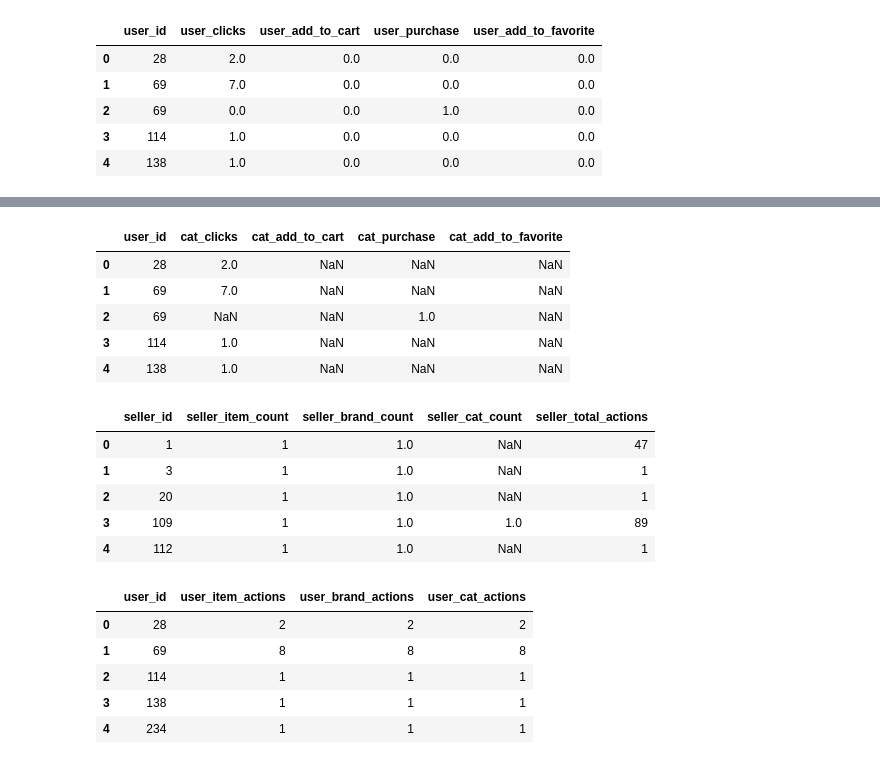
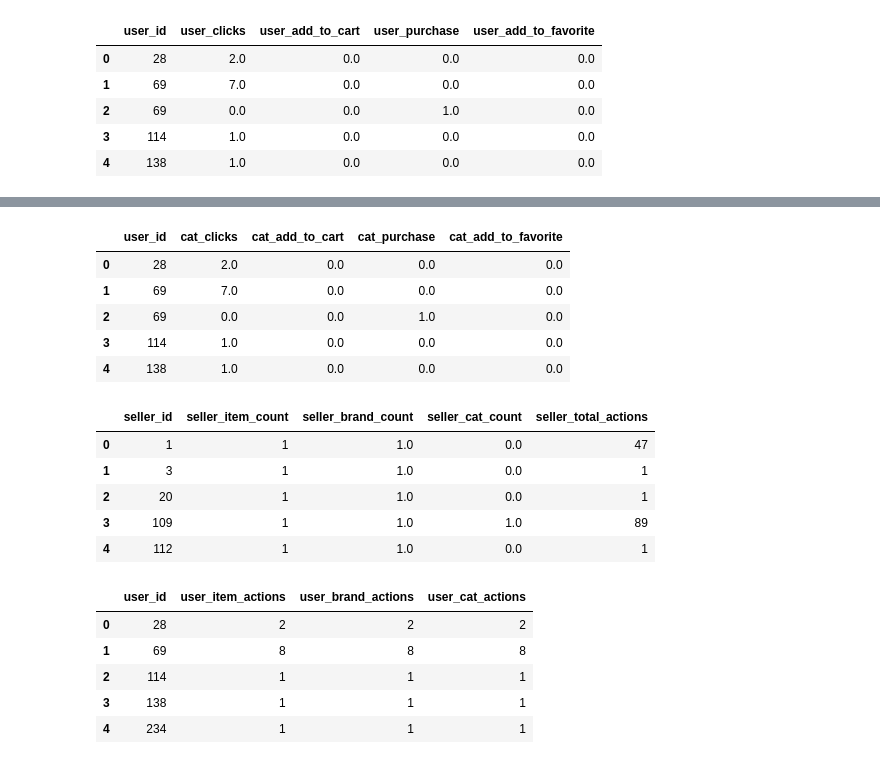
Before and after one commit to mducat/CECS550, a Jupyter notebook: 2_feature_engineering.ipynb, the cells around one changed output, grey strips where cells are left out. Cells and saved outputs as stored; diff of their text form; code cells hidden in the pictures.

```diff
--- a/2_feature_engineering.ipynb
+++ b/2_feature_engineering.ipynb
@@ -141,20 +143,21 @@ brand_actions.head()
 # %%
 user_cat_actions = user_log.groupby(['user_id', 'cat_id', 'action_type']).size().reset_index(name='action_count')
 
 user_cat_actions['cat_clicks'] = user_cat_actions[user_cat_actions['action_type'] == 0]['action_count']
 user_cat_actions['cat_add_to_cart'] = user_cat_actions[user_cat_actions['action_type'] == 1]['action_count']
 user_cat_actions['cat_purchase'] = user_cat_actions[user_cat_actions['action_type'] == 2]['action_count']
 user_cat_actions['cat_add_to_favorite'] = user_cat_actions[user_cat_actions['action_type'] == 3]['action_count']
 
 user_cat_actions.drop(columns=['cat_id', 'action_type', 'action_count'], inplace=True)
+user_cat_actions.fillna(0, inplace=True)
 user_cat_actions.head()
 # %% [output]
 |  | user_id | cat_clicks | cat_add_to_cart | cat_purchase | cat_add_to_favorite |
-| 0 | 28 | 2.0 | NaN | NaN | NaN |
-| 1 | 69 | 7.0 | NaN | NaN | NaN |
-| 2 | 69 | NaN | NaN | 1.0 | NaN |
-| 3 | 114 | 1.0 | NaN | NaN | NaN |
-| 4 | 138 | 1.0 | NaN | NaN | NaN |
+| 0 | 28 | 2.0 | 0.0 | 0.0 | 0.0 |
+| 1 | 69 | 7.0 | 0.0 | 0.0 | 0.0 |
+| 2 | 69 | 0.0 | 0.0 | 1.0 | 0.0 |
+| 3 | 114 | 1.0 | 0.0 | 0.0 | 0.0 |
+| 4 | 138 | 1.0 | 0.0 | 0.0 | 0.0 |
 # %%
 seller_item_count = user_log[['seller_id', 'item_id']].drop_duplicates(['item_id']).groupby('seller_id').size().reset_index(name='seller_item_count')
 seller_brand_count = user_log[['seller_id', 'brand_id']].drop_duplicates(['brand_id']).groupby('seller_id').size().reset_index(name='seller_brand_count')
@@ -165,14 +168,15 @@ seller_item_count = seller_item_count.merge(seller_brand_count, on=['seller_id']
 seller_item_count = seller_item_count.merge(seller_cat_count, on=['seller_id'], how='left')
 seller_item_count = seller_item_count.merge(seller_total_actions, on=['seller_id'], how='left')
 
+seller_item_count.fillna(0, inplace=True)
 seller_item_count.head()
 # %% [output]
 |  | seller_id | seller_item_count | seller_brand_count | seller_cat_count | seller_total_actions |
-| 0 | 1 | 1 | 1.0 | NaN | 47 |
-| 1 | 3 | 1 | 1.0 | NaN | 1 |
-| 2 | 20 | 1 | 1.0 | NaN | 1 |
+| 0 | 1 | 1 | 1.0 | 0.0 | 47 |
+| 1 | 3 | 1 | 1.0 | 0.0 | 1 |
+| 2 | 20 | 1 | 1.0 | 0.0 | 1 |
 | 3 | 109 | 1 | 1.0 | 1.0 | 89 |
-| 4 | 112 | 1 | 1.0 | NaN | 1 |
+| 4 | 112 | 1 | 1.0 | 0.0 | 1 |
 # %%
 user_item_actions = user_log[['user_id', 'item_id']].groupby('user_id').size().reset_index(name='user_item_actions')
 user_brand_actions = user_log[['user_id', 'brand_id']].groupby('user_id').size().reset_index(name='user_brand_actions')
```
Also changed, not shown: parts of 4 cells of this notebook, 4 other files.
